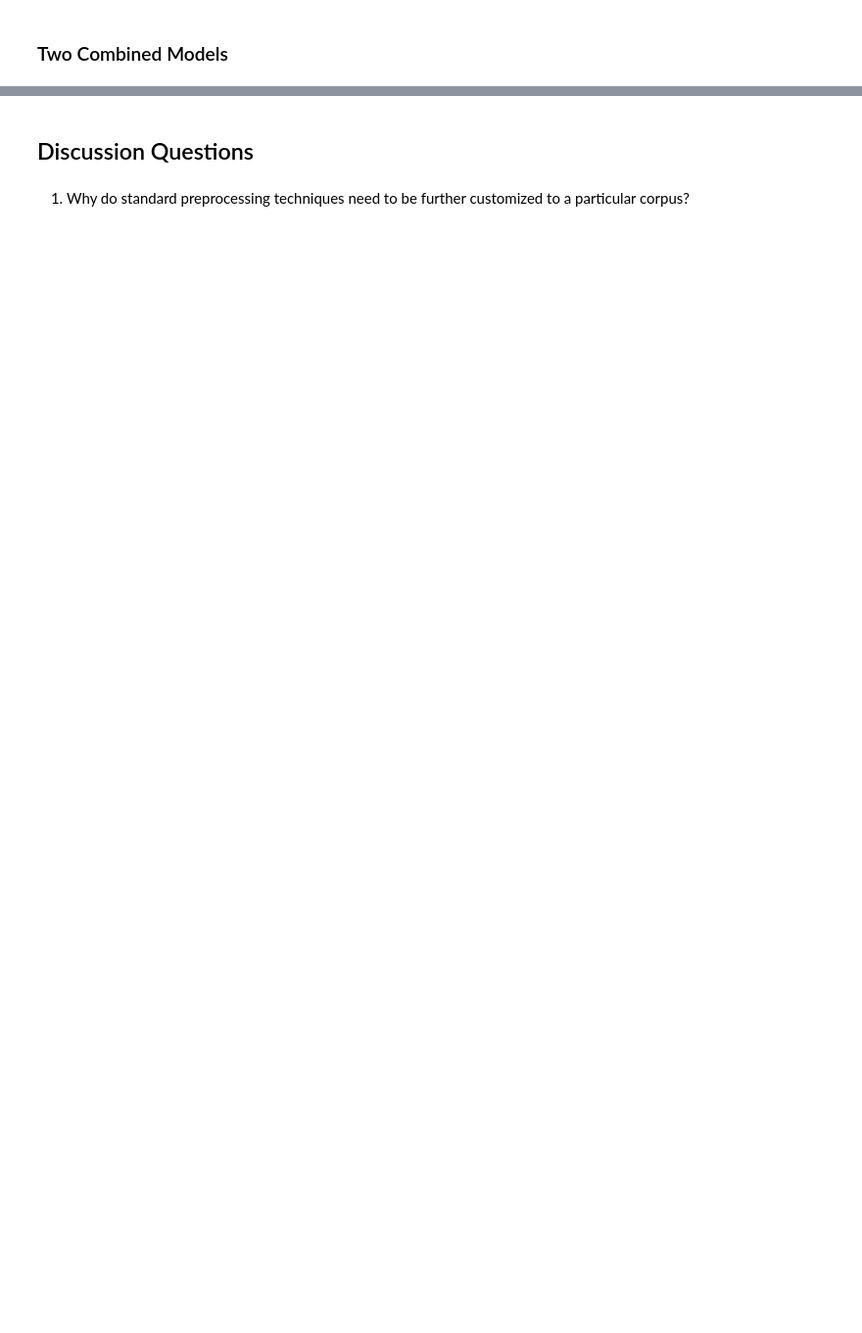
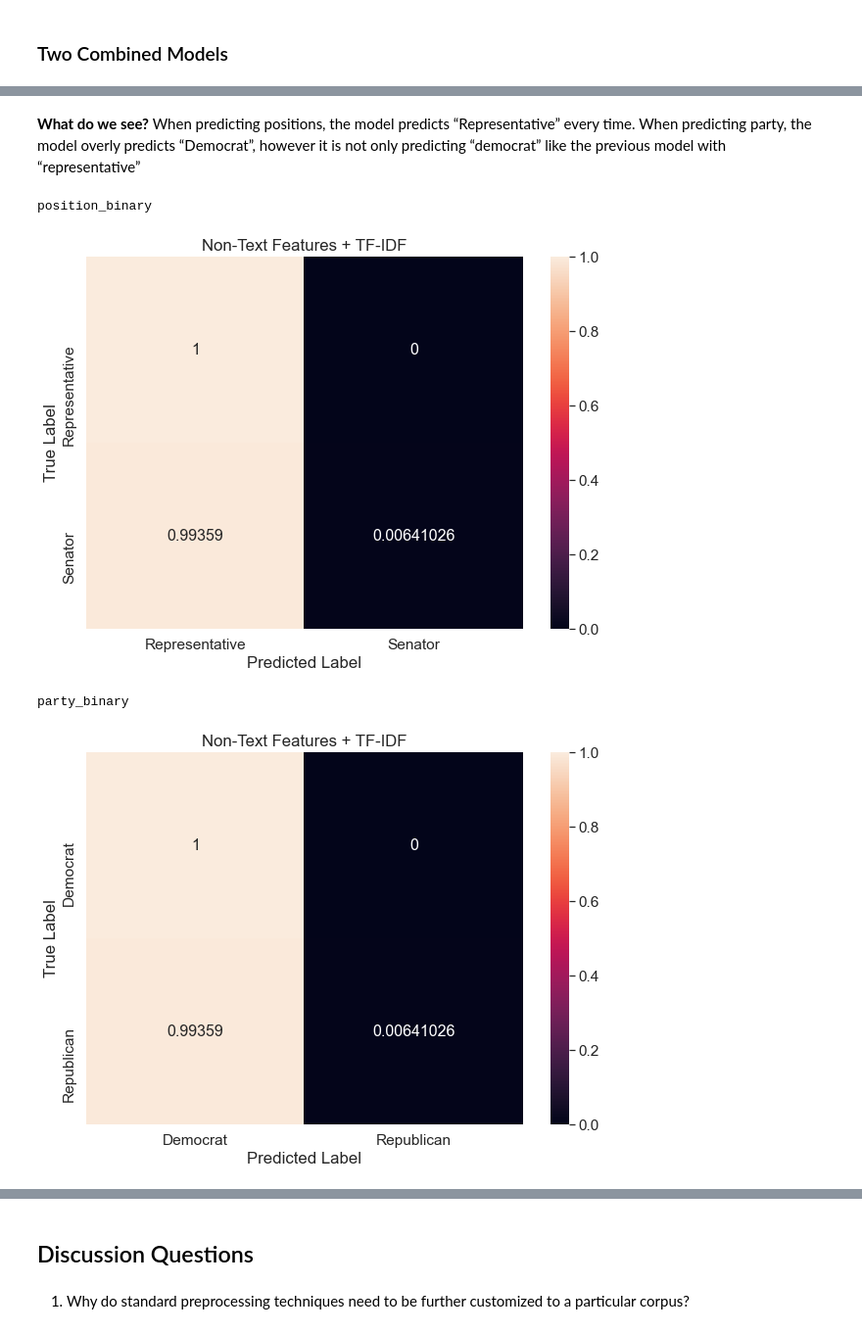
Before and after one commit to reubenp92/CSS_Project_5_Team_6_Spring_2021, a Jupyter notebook: Project 5 Student.ipynb, the cells around one changed output, grey strips where cells are left out. Shown at 98% size. Saved outputs shown, nothing was run; the diff lists cells and outputs as text; code cells hidden in the pictures; blank space fills up the shorter version.

```diff
--- a/Project 5 Student.ipynb
+++ b/Project 5 Student.ipynb
@@ -570,3 +939,6 @@ for category, label in zip(categories, labels):
+# %% [markdown]
+<b>What do we see?</b>
+When predicting positions, the model predicts “Representative” every time. When predicting party, the model overly predicts “Democrat”, however it is not only predicting “democrat” like the previous model with “representative”
 # %%
 # Non-text plus text features from TF-IDF model
 dataframe = tfidf_df.reset_index(drop = True).join(non_text_features)
@@ -576,35 +948,40 @@ for category, label in zip(categories, labels):
 
     y = ct_sub[category]
 
     X_train, X_test, y_train, y_test = train_test_split(dataframe,
                                                         y,
                                                         train_size = .80,
                                                         test_size=0.20,
                                                         random_state = 10)
 
     # create a model
     logit_reg = LogisticRegression()
 
     # fit the model
     logit_model = logit_reg.fit(X2_train, y2_train.ravel())
 
     y2_pred = logit_model.predict(X2_test)
 
     cf_matrix = confusion_matrix(y2_test, y2_pred, normalize = "true")
 
     df_cm = pd.DataFrame(cf_matrix, range(2),
                       range(2))
 
-    df_cm = df_cm.rename(index=str, columns={0: "Representative", 1: "Senator"})
-    df_cm.index = ["Representative", "Senator"]
+    df_cm = df_cm.rename(index=str, columns={0: label[0], 1: label[1]})
+    df_cm.index = [label[0], label[1]]
     plt.figure(figsize = (10,7))
     sns.set(font_scale=1.4)#for label size
     sns.heatmap(df_cm,
-               annot=True,
-               annot_kws={"size": 16},
-               fmt='g')
+                annot=True,
+                annot_kws={"size": 16},
+                fmt='g')
 
     plt.title(featurization)
     plt.xlabel("Predicted Label")
     plt.ylabel("True Label")
     plt.show()
+# %% [output]
+position_binary
+[figure, added]
+party_binary
+[figure, added]
```
Also changed, not shown: parts of 56 cells of this notebook.
